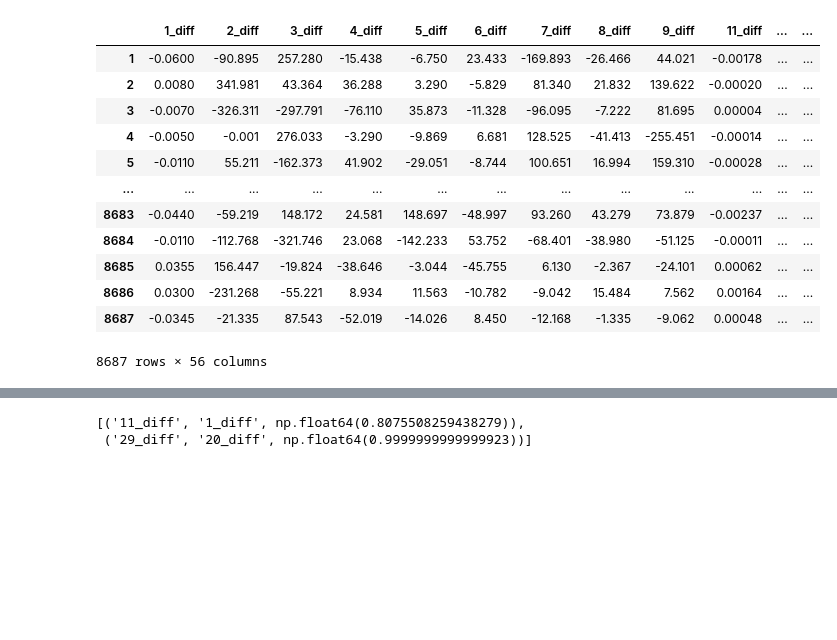
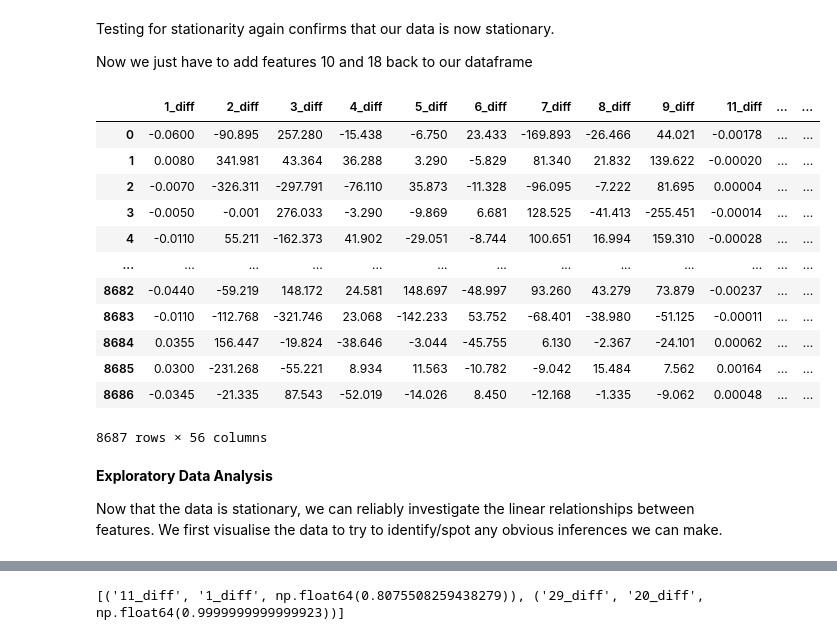
Before and after one commit to maxcyn/data-analysis-project, a Jupyter notebook: main.ipynb, the cells around one changed output, grey strips where cells are left out. Cells and saved outputs as stored; diff of their text form; code cells hidden in the pictures; blank space fills up the shorter version.

```diff
--- a/main.ipynb
+++ b/main.ipynb
@@ -168,26 +139,35 @@ results_diff = test_stationarity(df_diff)
 54: ADF p=0.0000, KPSS p=0.1, Status: Stationary
 55: ADF p=0.0000, KPSS p=0.1, Status: Stationary
 56: ADF p=0.0000, KPSS p=0.1, Status: Stationary
+# %% [markdown]
+Testing for stationarity again confirms that our data is now stationary.
+
+Now we just have to add features 10 and 18 back to our dataframe
 # %%
 # Add ['10', '18'] back to differenced DataFrame
-df_diff[['10', '18']] = df[['10', '18']].iloc[1:].reset_index(drop=True)
+df_diff = df_diff.reset_index(drop=True)
+df_diff[['10', '18']] = df[['10', '18']]
 
 # Rename columns to indicate differencing
 df_diff.rename(columns=lambda x: f"{x}_diff" if x in cols_to_diff else x, inplace=True)
 df_diff
 # %% [output]
 |  | 1_diff | 2_diff | 3_diff | 4_diff | 5_diff | 6_diff | 7_diff | 8_diff | 9_diff | 11_diff | ... | ... |
-| 1 | -0.0600 | -90.895 | 257.280 | -15.438 | -6.750 | 23.433 | -169.893 | -26.466 | 44.021 | -0.00178 | ... | ... |
-| 2 | 0.0080 | 341.981 | 43.364 | 36.288 | 3.290 | -5.829 | 81.340 | 21.832 | 139.622 | -0.00020 | ... | ... |
-| 3 | -0.0070 | -326.311 | -297.791 | -76.110 | 35.873 | -11.328 | -96.095 | -7.222 | 81.695 | 0.00004 | ... | ... |
-| 4 | -0.0050 | -0.001 | 276.033 | -3.290 | -9.869 | 6.681 | 128.525 | -41.413 | -255.451 | -0.00014 | ... | ... |
-| 5 | -0.0110 | 55.211 | -162.373 | 41.902 | -29.051 | -8.744 | 100.651 | 16.994 | 159.310 | -0.00028 | ... | ... |
+| 0 | -0.0600 | -90.895 | 257.280 | -15.438 | -6.750 | 23.433 | -169.893 | -26.466 | 44.021 | -0.00178 | ... | ... |
+| 1 | 0.0080 | 341.981 | 43.364 | 36.288 | 3.290 | -5.829 | 81.340 | 21.832 | 139.622 | -0.00020 | ... | ... |
+| 2 | -0.0070 | -326.311 | -297.791 | -76.110 | 35.873 | -11.328 | -96.095 | -7.222 | 81.695 | 0.00004 | ... | ... |
+| 3 | -0.0050 | -0.001 | 276.033 | -3.290 | -9.869 | 6.681 | 128.525 | -41.413 | -255.451 | -0.00014 | ... | ... |
+| 4 | -0.0110 | 55.211 | -162.373 | 41.902 | -29.051 | -8.744 | 100.651 | 16.994 | 159.310 | -0.00028 | ... | ... |
 | ... | ... | ... | ... | ... | ... | ... | ... | ... | ... | ... | ... | ... |
-| 8683 | -0.0440 | -59.219 | 148.172 | 24.581 | 148.697 | -48.997 | 93.260 | 43.279 | 73.879 | -0.00237 | ... | ... |
-| 8684 | -0.0110 | -112.768 | -321.746 | 23.068 | -142.233 | 53.752 | -68.401 | -38.980 | -51.125 | -0.00011 | ... | ... |
-| 8685 | 0.0355 | 156.447 | -19.824 | -38.646 | -3.044 | -45.755 | 6.130 | -2.367 | -24.101 | 0.00062 | ... | ... |
-| 8686 | 0.0300 | -231.268 | -55.221 | 8.934 | 11.563 | -10.782 | -9.042 | 15.484 | 7.562 | 0.00164 | ... | ... |
-| 8687 | -0.0345 | -21.335 | 87.543 | -52.019 | -14.026 | 8.450 | -12.168 | -1.335 | -9.062 | 0.00048 | ... | ... |
+| 8682 | -0.0440 | -59.219 | 148.172 | 24.581 | 148.697 | -48.997 | 93.260 | 43.279 | 73.879 | -0.00237 | ... | ... |
+| 8683 | -0.0110 | -112.768 | -321.746 | 23.068 | -142.233 | 53.752 | -68.401 | -38.980 | -51.125 | -0.00011 | ... | ... |
+| 8684 | 0.0355 | 156.447 | -19.824 | -38.646 | -3.044 | -45.755 | 6.130 | -2.367 | -24.101 | 0.00062 | ... | ... |
+| 8685 | 0.0300 | -231.268 | -55.221 | 8.934 | 11.563 | -10.782 | -9.042 | 15.484 | 7.562 | 0.00164 | ... | ... |
+| 8686 | -0.0345 | -21.335 | 87.543 | -52.019 | -14.026 | 8.450 | -12.168 | -1.335 | -9.062 | 0.00048 | ... | ... |
 8687 rows × 56 columns
+# %% [markdown]
+__Exploratory Data Analysis__
+
+Now that the data is stationary, we can reliably investigate the linear relationships between features. We first visualise the data to try to identify/spot any obvious inferences we can make.
 # %%
 # Exploratory Data Analysis, visualising data to understand patterns and relationships
```
Also changed, not shown: parts of 39 cells of this notebook, 1 other file.
